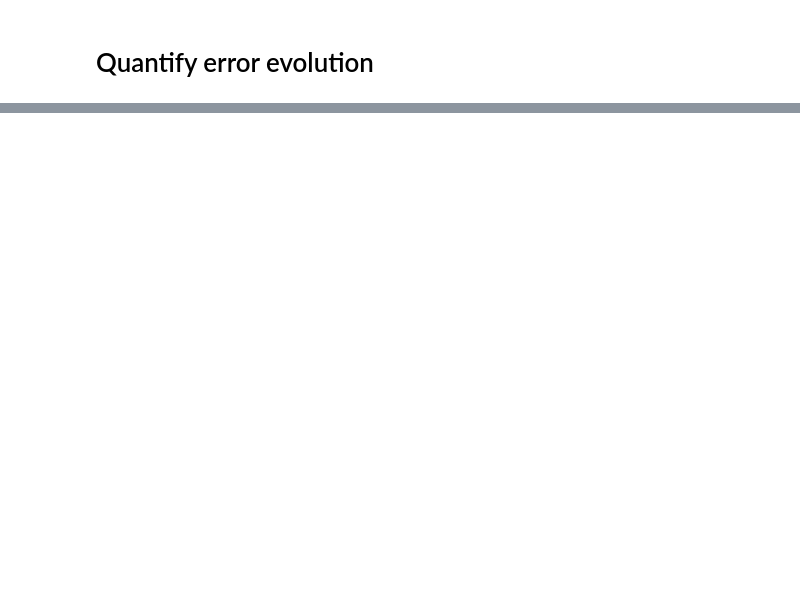
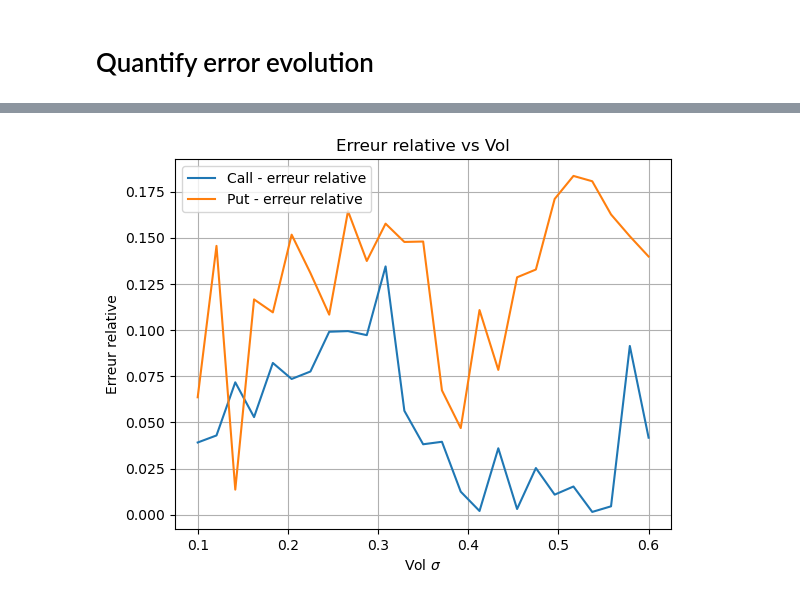
Before and after one commit to GuillaumeMelisAxis/Quantum_pricing, a Jupyter notebook: pricing_investigation.ipynb, the cells around one changed output, grey strips where cells are left out. Saved outputs shown, nothing was run; the diff lists cells and outputs as text; code cells hidden in the pictures; blank space fills up the shorter version.

```diff
--- a/pricing_investigation.ipynb
+++ b/pricing_investigation.ipynb
@@ -130,0 +176,14 @@ plt.show()
+# %%
+plt.figure()
+plt.plot(vols, rel_errors_call, label="Call - erreur relative")
+plt.plot(vols, rel_errors_put, label="Put - erreur relative")
+
+plt.xlabel("Vol $\sigma$")
+plt.ylabel("Erreur relative")
+plt.title("Erreur relative vs Vol")
+plt.legend()
+plt.grid(True)
+
+plt.show()
+# %% [output]
+[figure, added]
```
Also changed, not shown: parts of 6 cells of this notebook.
